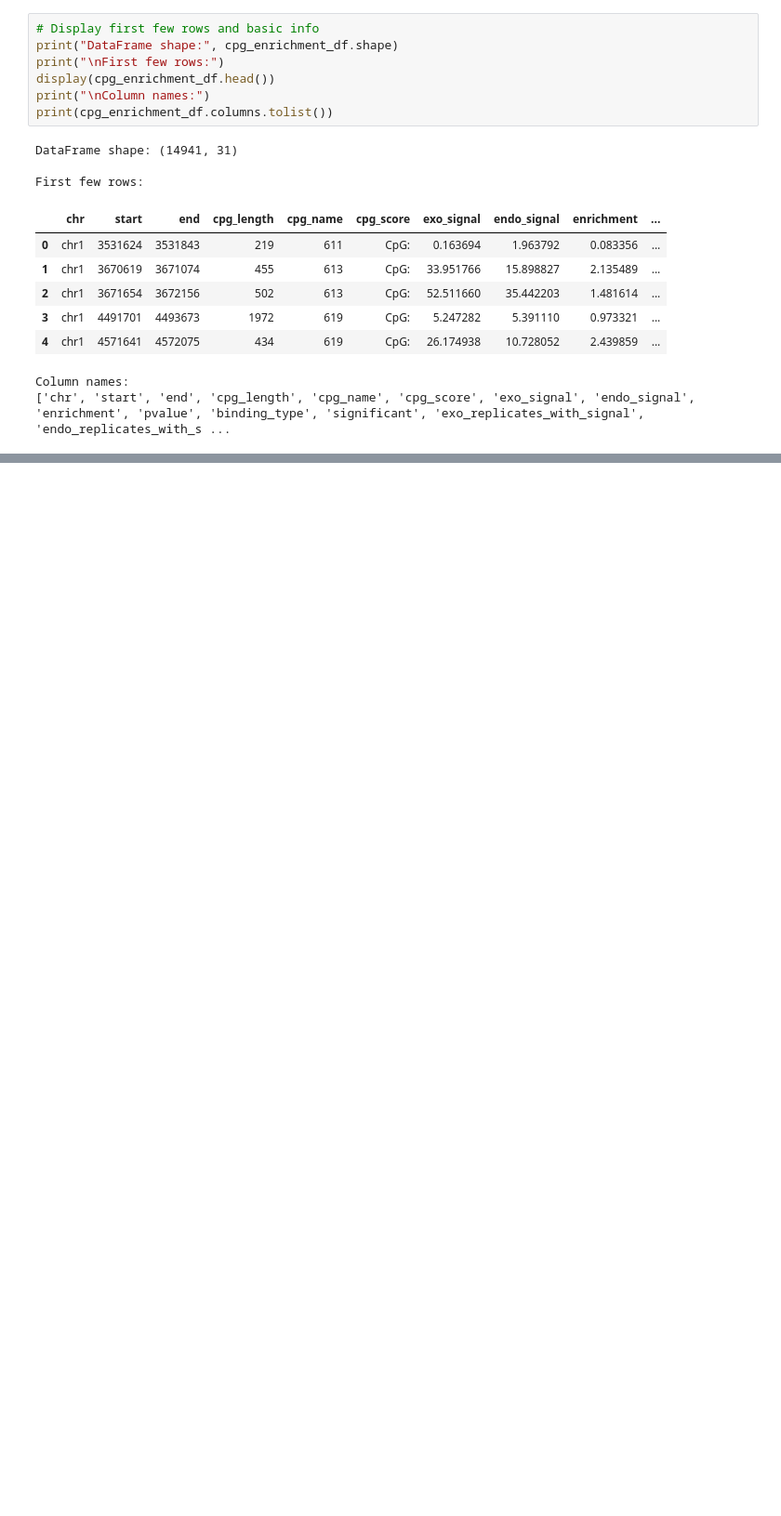
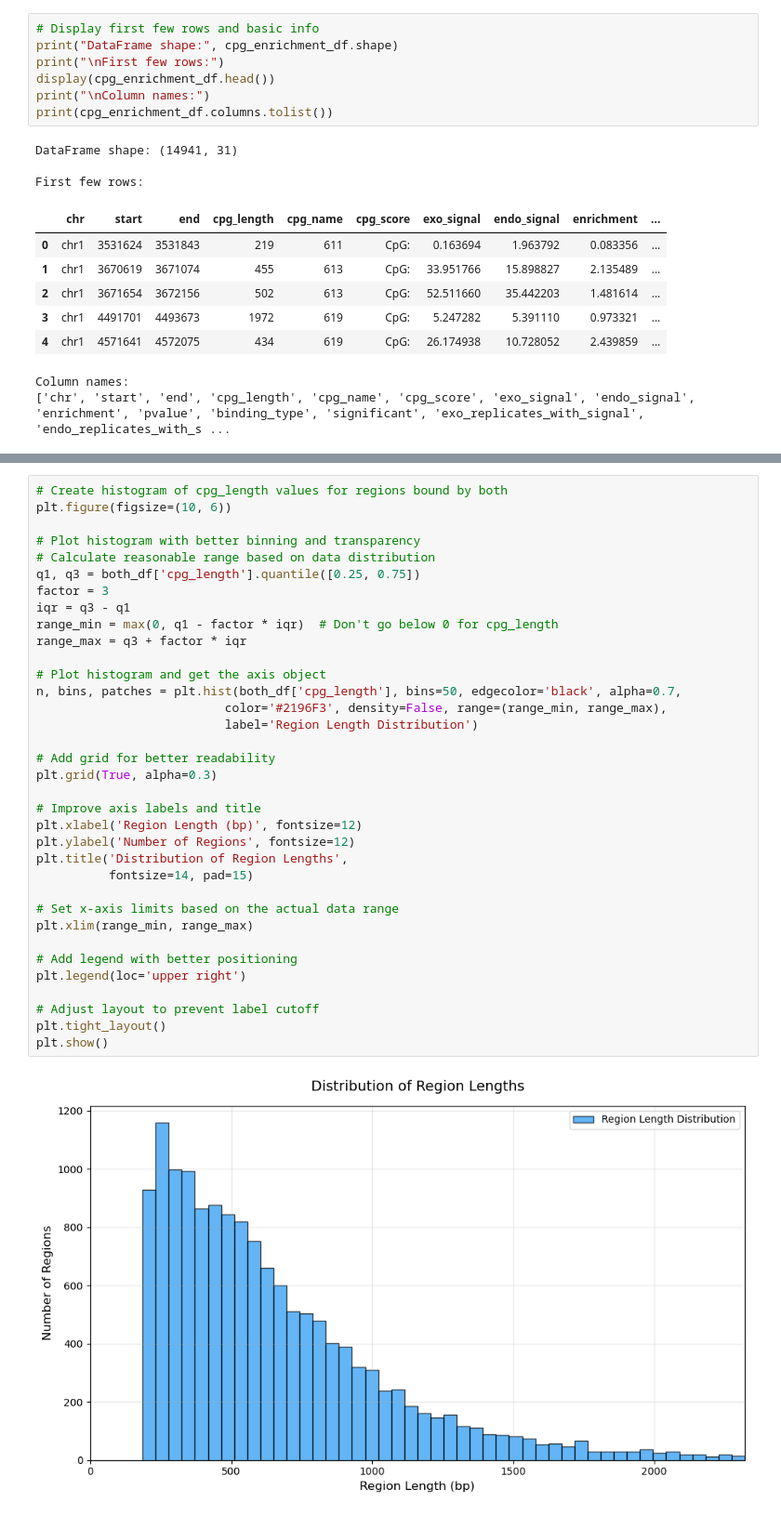
Before and after one commit to michal7kw/SRF_MeCP2_CUTandTAG, a Jupyter notebook: iterative_alternative/code7_cpg_enrichment/nsc/no_dedup/individual_samples/broad/across_cpgs_bw_signal_1_rep/Enrichment_analysis.ipynb, the cells around one changed output, grey strips where cells are left out. Shown at 93% size. Drawn from its saved outputs; the diff is of its cells as text; blank space fills up the shorter version.

```diff
--- a/iterative_alternative/code7_cpg_enrichment/nsc/no_dedup/individual_samples/broad/across_cpgs_bw_signal_1_rep/Enrichment_analysis.ipynb
+++ b/iterative_alternative/code7_cpg_enrichment/nsc/no_dedup/individual_samples/broad/across_cpgs_bw_signal_1_rep/Enrichment_analysis.ipynb
@@ -31,0 +171,37 @@ Column names:
+# %%
+# Create histogram of cpg_length values for regions bound by both
+plt.figure(figsize=(10, 6))
+
+# Plot histogram with better binning and transparency
+# Calculate reasonable range based on data distribution
+q1, q3 = both_df['cpg_length'].quantile([0.25, 0.75])
+factor = 3
+iqr = q3 - q1
+range_min = max(0, q1 - factor * iqr)  # Don't go below 0 for cpg_length
+range_max = q3 + factor * iqr
+
+# Plot histogram and get the axis object
+n, bins, patches = plt.hist(both_df['cpg_length'], bins=50, edgecolor='black', alpha=0.7,
+                          color='#2196F3', density=False, range=(range_min, range_max),
+                          label='Region Length Distribution')
+
+# Add grid for better readability
+plt.grid(True, alpha=0.3)
+
+# Improve axis labels and title
+plt.xlabel('Region Length (bp)', fontsize=12)
+plt.ylabel('Number of Regions', fontsize=12)
+plt.title('Distribution of Region Lengths',
+          fontsize=14, pad=15)
+
+# Set x-axis limits based on the actual data range
+plt.xlim(range_min, range_max)
+
+# Add legend with better positioning
+plt.legend(loc='upper right')
+
+# Adjust layout to prevent label cutoff
+plt.tight_layout()
+plt.show()
+# %% [output]
+[figure, added]
```
Also changed, not shown: parts of 7 cells of this notebook, 4 other files.
